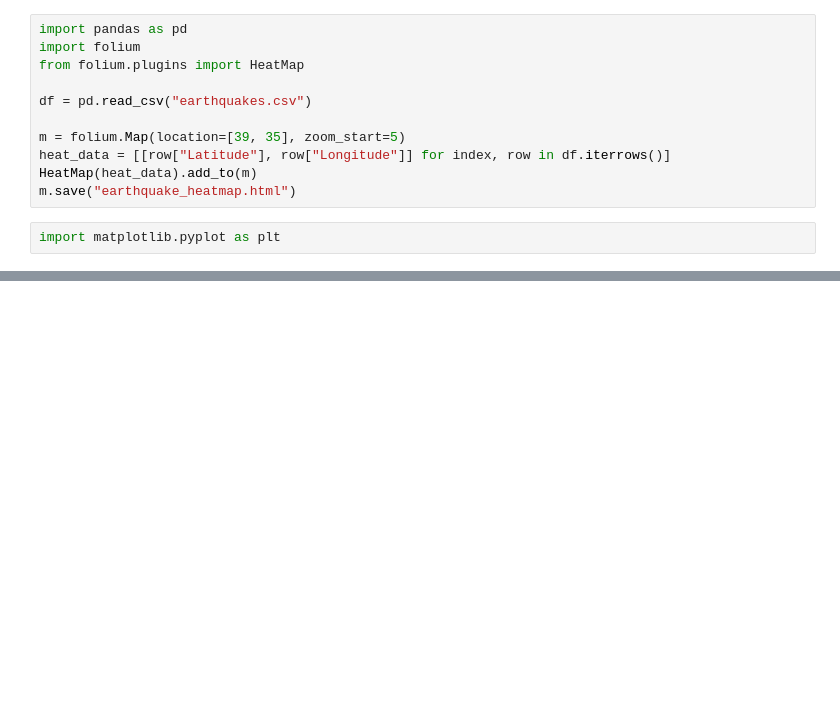
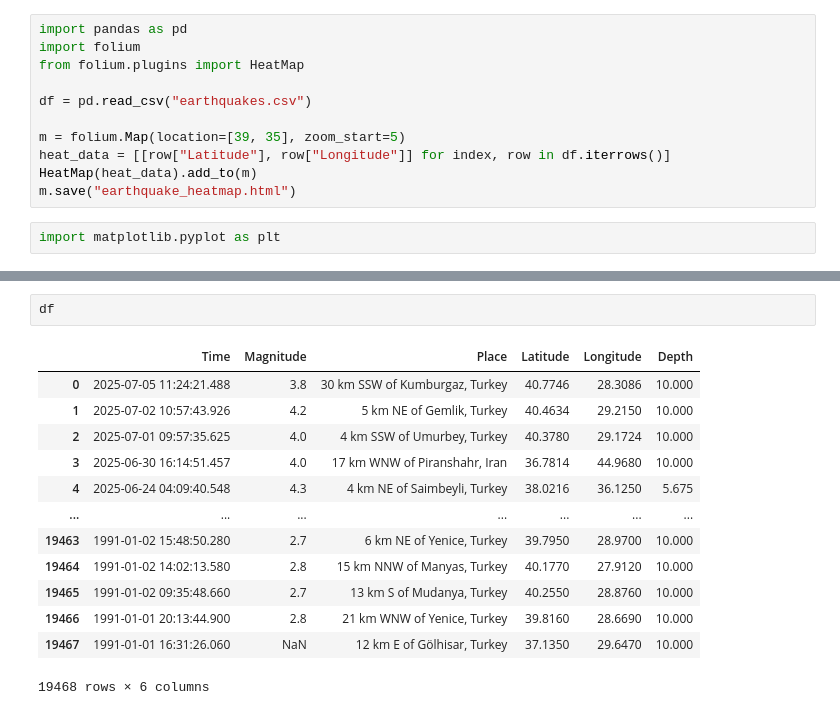
Before and after one commit to ayyucedemirbas/earthquakes, a Jupyter notebook: earthquakes.ipynb, the cells around one changed output, grey strips where cells are left out. Drawn from its saved outputs; the diff is of its cells as text; blank space fills up the shorter version.

```diff
--- a/earthquakes.ipynb
+++ b/earthquakes.ipynb
@@ -180,3 +191,19 @@ plt.show()
+# %%
+df
+# %% [output]
+|  | Time | Magnitude | Place | Latitude | Longitude | Depth |
+| 0 | 2025-07-05 11:24:21.488 | 3.8 | 30 km SSW of Kumburgaz, Turkey | 40.7746 | 28.3086 | 10.000 |
+| 1 | 2025-07-02 10:57:43.926 | 4.2 | 5 km NE of Gemlik, Turkey | 40.4634 | 29.2150 | 10.000 |
+| 2 | 2025-07-01 09:57:35.625 | 4.0 | 4 km SSW of Umurbey, Turkey | 40.3780 | 29.1724 | 10.000 |
+| 3 | 2025-06-30 16:14:51.457 | 4.0 | 17 km WNW of Piranshahr, Iran | 36.7814 | 44.9680 | 10.000 |
+| 4 | 2025-06-24 04:09:40.548 | 4.3 | 4 km NE of Saimbeyli, Turkey | 38.0216 | 36.1250 | 5.675 |
+| ... | ... | ... | ... | ... | ... | ... |
+| 19463 | 1991-01-02 15:48:50.280 | 2.7 | 6 km NE of Yenice, Turkey | 39.7950 | 28.9700 | 10.000 |
+| 19464 | 1991-01-02 14:02:13.580 | 2.8 | 15 km NNW of Manyas, Turkey | 40.1770 | 27.9120 | 10.000 |
+| 19465 | 1991-01-02 09:35:48.660 | 2.7 | 13 km S of Mudanya, Turkey | 40.2550 | 28.8760 | 10.000 |
+| 19466 | 1991-01-01 20:13:44.900 | 2.8 | 21 km WNW of Yenice, Turkey | 39.8160 | 28.6690 | 10.000 |
+| 19467 | 1991-01-01 16:31:26.060 | NaN | 12 km E of Gölhisar, Turkey | 37.1350 | 29.6470 | 10.000 |
+19468 rows × 6 columns
 # %%
 df = pd.read_csv("earthquakes.csv")
 
```
Also changed, not shown: parts of 11 cells of this notebook.
